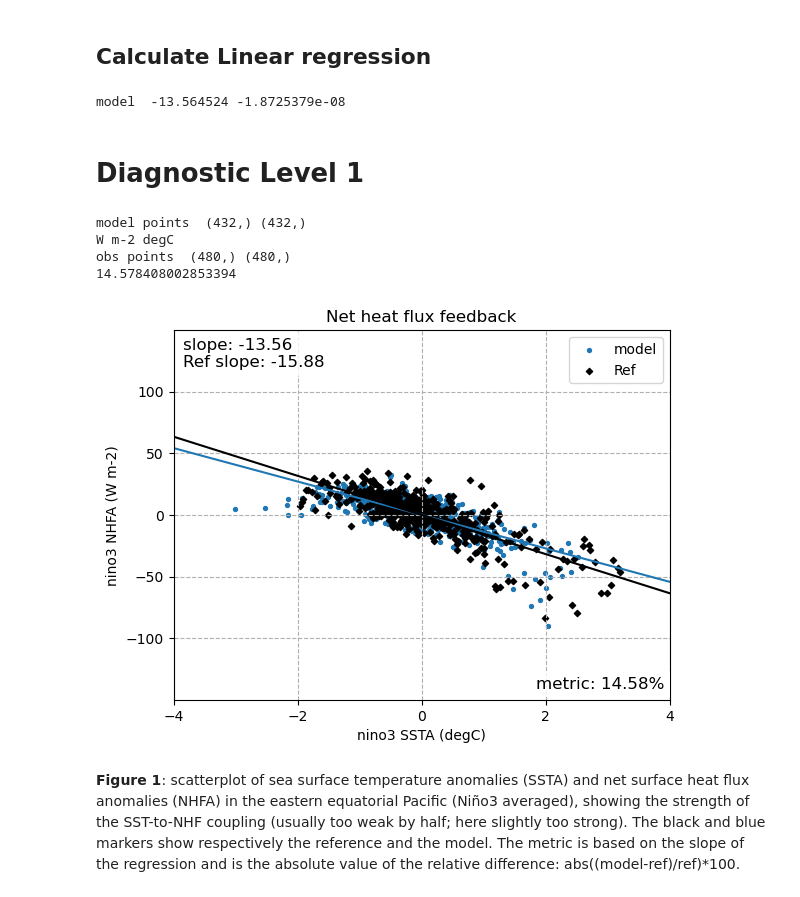
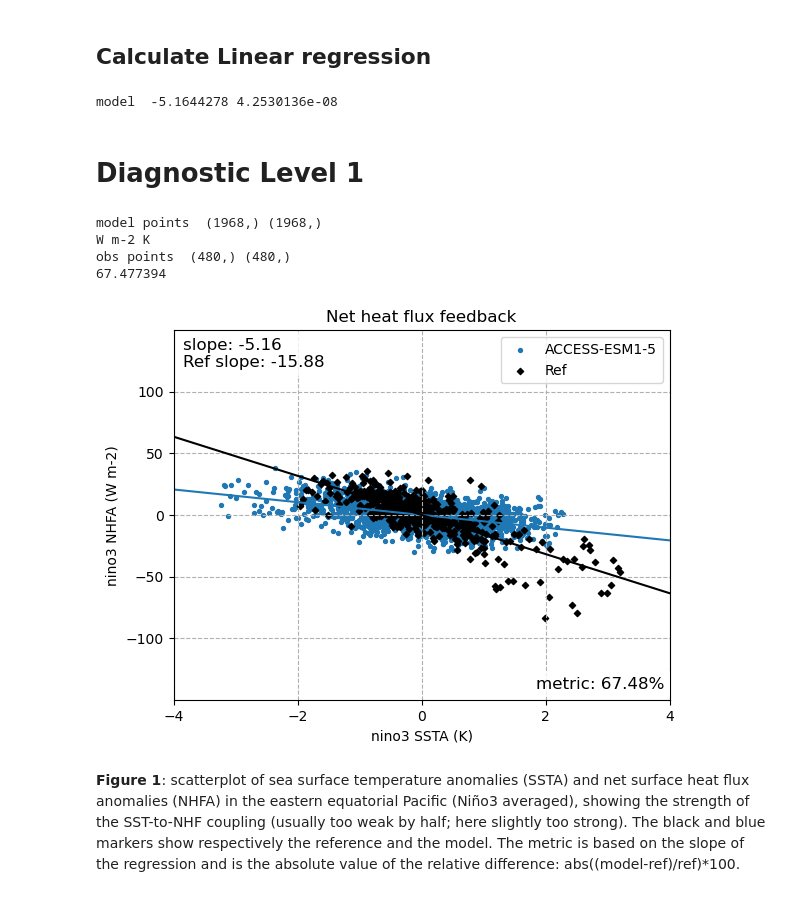
Before and after one commit to ACCESS-NRI/ACCESS-ENSO-recipes, a Jupyter notebook: 23-sst_nhf_feedback.ipynb, the cells around one changed output. Cells and saved outputs as stored; diff of their text form; code cells hidden in the pictures.

```diff
--- a/23-sst_nhf_feedback.ipynb
+++ b/23-sst_nhf_feedback.ipynb
@@ -79,14 +80,14 @@ loaded from file
 # load cubes, formula nhf
 # nhf = -*hfls* -hfss + rlds - rlus + rsds - rsus #if 'd' make positive
 
-model_nhf = - model_hfls['ACCESS-CM2'] - model_rest['hfss'] + model_rest['rlds']- model_rest['rlus']+ model_rest['rsds']- model_rest['rsus']
+model_nhf = - model_hfls[model_name] - model_rest['hfss'] + model_rest['rlds']- model_rest['rlus']+ model_rest['rsds']- model_rest['rsus']
 # %%
 obs_tos_datasets = {
 "HadISST":
     Dataset(
-    short_name='tos',
+    short_name='ts',
     dataset='HadISST',
-    mip="Omon",
+    mip="Amon",
     project='OBS',
     type='reanaly',
     timerange="19790101/20190101",
@@ -148,7 +151,7 @@ def east(cube):
     return cube
 # %%
 model_ts_prep = {name: east(dataset) for name, dataset in model_ts.items()}
-model_nhf_prep = {'ACCESS-CM2': east(model_nhf)}
+model_nhf_prep = {model_name: east(model_nhf)}
 # %%
 obs_tos_prep = {name: east(dataset) for name, dataset in obs_tos.items()}
 obs_nhf_prep = {name: east(dataset) for name, dataset in obs_nhf.items()}
@@ -165,12 +168,12 @@ def linreg_1d(nhf_cube, ts_cube):
 
 # linreg_1d(obs_nhf_prep["TROPFLUX"], obs_tos_prep["HadISST"])
 # %%
-mod_slope, mod_intcpt = linreg_1d(model_nhf_prep["ACCESS-CM2"], model_ts_prep["ACCESS-CM2"])
+mod_slope, mod_intcpt = linreg_1d(model_nhf_prep[model_name], model_ts_prep[model_name])
 print('model ', mod_slope, mod_intcpt)
 
 slope, intcpt = linreg_1d(obs_nhf_prep["TROPFLUX"], obs_tos_prep["HadISST"])
 # %% [output]
-model  -13.564524 -1.8725379e-08
+model  -5.1644278 4.2530136e-08
 # %% [markdown]
 # Diagnostic Level 1
 # %%
@@ -178,42 +181,42 @@ xseq = np.linspace(-4, 4, num=10)
 
 plt.plot(xseq, mod_intcpt+mod_slope*xseq)
 
 plt.plot(xseq, intcpt+slope*xseq, color='black')
 
 metric_val = abs((mod_slope-slope)/slope)*100
 
-print('model points ', model_nhf_prep["ACCESS-CM2"].shape, model_ts_prep["ACCESS-CM2"].shape) #scatter plot
-print(model_nhf_prep["ACCESS-CM2"].units, model_ts_prep["ACCESS-CM2"].units)
+print('model points ', model_nhf_prep[model_name].shape, model_ts_prep[model_name].shape) #scatter plot
+print(model_nhf_prep[model_name].units, model_ts_prep[model_name].units)
 
-plt.scatter(model_ts_prep["ACCESS-CM2"].data, model_nhf_prep["ACCESS-CM2"].data,label='model', s=8)
-yunit = model_nhf_prep["ACCESS-CM2"].units
-xunit = model_ts_prep["ACCESS-CM2"].units
+plt.scatter(model_ts_prep[model_name].data, model_nhf_prep[model_name].data,label=model_name, s=8)
+yunit = model_nhf_prep[model_name].units
+xunit = model_ts_prep[model_name].units
 
 print('obs points ', obs_tos_prep["HadISST"].shape, obs_nhf_prep["TROPFLUX"].shape)
 plt.scatter(obs_tos_prep["HadISST"].data, obs_nhf_prep["TROPFLUX"].data, label='Ref', s=10, c='black', marker='D')
 plt.xlim(-4,4)
 plt.xticks(np.arange(-4,5,2))
 plt.ylim(-150,150)
 plt.yticks(np.arange(-100,120,50))
 plt.grid(linestyle='--')
 plt.ylabel(f'nino3 NHFA ({yunit})')
 plt.xlabel(f'nino3 SSTA ({xunit})') #°C
 plt.legend()
 plt.title('Net heat flux feedback')
 ## text slope
 plt.text(0.02, 0.9, f'slope: {mod_slope:.2f} \nRef slope: {slope:.2f}', fontsize=12, ha='left',
          transform=plt.gca().transAxes, bbox=dict(facecolor='white', alpha=0.8, edgecolor='none'))
 
 plt.text(0.99, 0.03, f'metric: {metric_val:.2f}%', fontsize=12, ha='right',
          transform=plt.gca().transAxes, bbox=dict(facecolor='white', alpha=0.8, edgecolor='none'))
 
 print(metric_val)
 # %% [output]
-model points  (432,) (432,)
-W m-2 degC
+model points  (1968,) (1968,)
+W m-2 K
 obs points  (480,) (480,)
-14.578408002853394
+67.477394
-[figure, old version]
+[figure, new version]
 # %% [markdown]
 **Figure 1**: scatterplot of sea surface temperature anomalies (SSTA) and net surface heat flux anomalies (NHFA) in the eastern equatorial Pacific (Niño3 averaged), showing the strength of the SST-to-NHF coupling (usually too weak by half; here slightly too strong). The black and blue markers show respectively the reference and the model. The metric is based on the slope of the regression and is the absolute value of the relative difference: abs((model-ref)/ref)*100.
 # %% [markdown]
```
Also changed, not shown: parts of 12 cells of this notebook, 10 other files.
